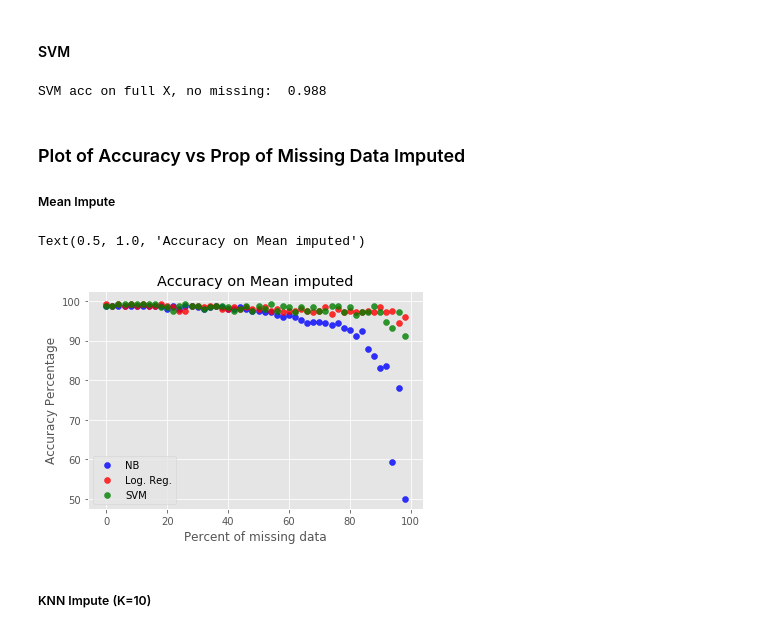
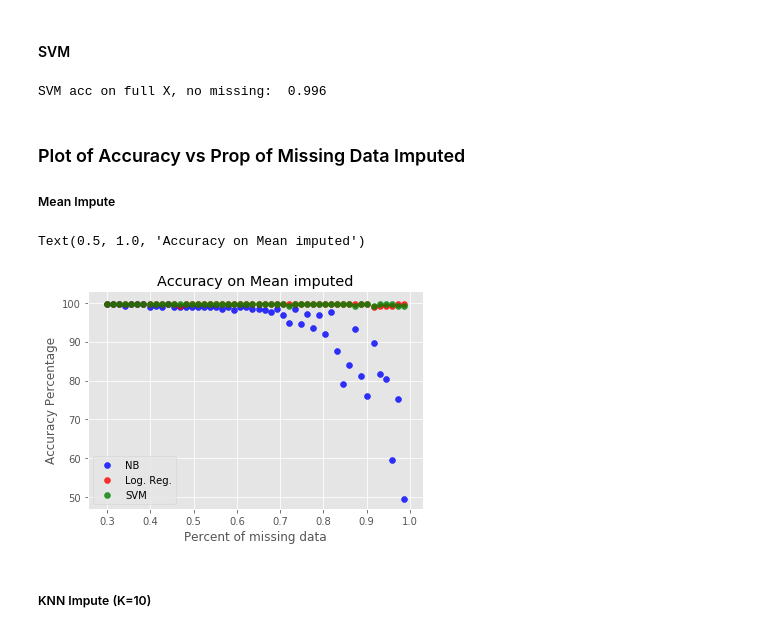
Before and after one commit to areichel90/DS5220-NaiveBayes, a Jupyter notebook: Missing_Values.ipynb, the cells around one changed output. Drawn from its saved outputs; the diff is of its cells as text; code cells hidden in the pictures.

Commit message:
range update, X to 2 predictors

```diff
--- a/Missing_Values.ipynb
+++ b/Missing_Values.ipynb
@@ -24,18 +24,18 @@ plt.style.use('ggplot')
     - With smaller variance should have different DB shape
 # %% [markdown]
 ### Generating Data
+# %%
+n=1000
+np.random.seed(1)
+
+X,Y = datasets.make_classification(n_samples = n,
+                                   n_features=2,
+                                   n_redundant=0,
+                                   n_informative=2,
+                                   n_clusters_per_class=1,
+                                   class_sep=2,
+                                   random_state=3)
 # %%
-n=1000
-np.random.seed(1)
-
-X,Y = datasets.make_classification(n_samples = n,
-                                   n_features=3,
-                                   n_redundant=0,
-                                   n_informative=3,
-                                   n_clusters_per_class=1,
-                                   class_sep=2,
-                                   random_state=3)
-
 X, X_test, Y, Y_test = train_test_split(X, Y, test_size=0.25, random_state= 42)
 X, X_test, Y, Y_test = pd.DataFrame(X), pd.DataFrame(X_test), pd.DataFrame(Y), pd.DataFrame(Y_test)
 
@@ -199,26 +189,28 @@ svmFullPred = svmFullModel.predict(X_test)
 svmFullAcc = np.sum(svmFullPred==Y_test[0])/len(Y_test)
 print("SVM acc on full X, no missing: ", svmFullAcc)
 # %% [output]
-SVM acc on full X, no missing:  0.988
+SVM acc on full X, no missing:  0.996
 # %% [markdown]
 ### Plot of Accuracy vs Prop of Missing Data Imputed
 ##### Mean Impute
+# %%
+missingRange = np.arange(0.3,1, ((1-.3)/50))
 # %%
 %%capture
-acc_mean_gnb = getMissingAccuracies(X, Y, np.arange(0,1,0.02))
-acc_mean_lr = getMissingAccuracies(X, Y, np.arange(0,1,0.02), method=lr)
-acc_mean_svm = getMissingAccuracies(X, Y, np.arange(0,1,0.02), method=svm)
+acc_mean_gnb = getMissingAccuracies(X, Y, missingRange)
+acc_mean_lr = getMissingAccuracies(X, Y, missingRange, method=lr)
+acc_mean_svm = getMissingAccuracies(X, Y, missingRange, method=svm)
 # %%
-plt.scatter(x=(np.arange(0,1,0.02)*100), y=(acc_mean_gnb[1]*100), c="blue", label="NB", alpha=0.8)
-plt.scatter(x=(np.arange(0,1,0.02)*100), y=(acc_mean_lr[1]*100), c='red', label="Log. Reg.", alpha=0.8)
-plt.scatter(x=(np.arange(0,1,0.02)*100), y=(acc_mean_svm[1]*100), c='green', label="SVM", alpha=0.8)
+plt.scatter(x=missingRange, y=(acc_mean_gnb[1]*100), c="blue", label="NB", alpha=0.8)
+plt.scatter(x=missingRange, y=(acc_mean_lr[1]*100), c='red', label="Log. Reg.", alpha=0.8)
+plt.scatter(x=missingRange, y=(acc_mean_svm[1]*100), c='green', label="SVM", alpha=0.8)
 plt.legend()
 plt.xlabel("Percent of missing data")
 plt.ylabel("Accuracy Percentage")
 plt.title("Accuracy on Mean imputed")
 # %% [output]
 Text(0.5, 1.0, 'Accuracy on Mean imputed')
-[figure, old version]
+[figure, new version]
 # %% [markdown]
 ##### KNN Impute (K=10)
 # %%
```
Also changed, not shown: parts of 7 cells of this notebook.
